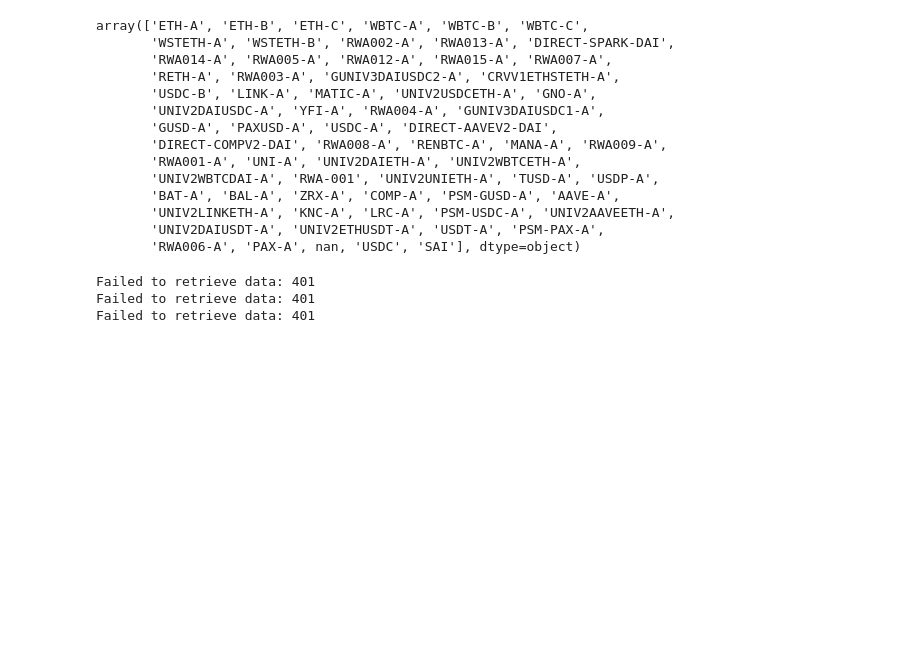
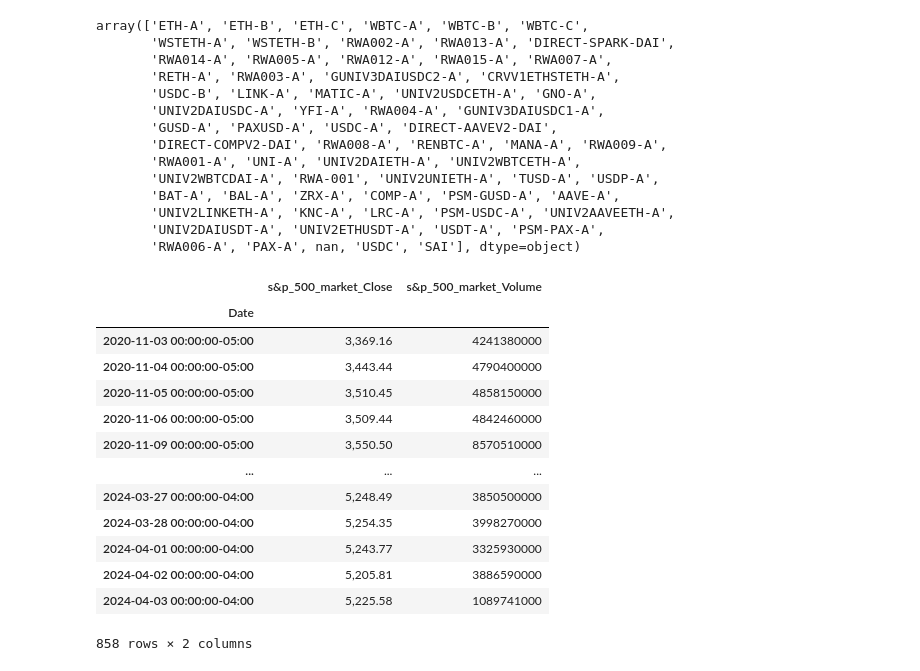
Before and after one commit to BrandynHamilton/mkrdao_port_mgmt, a Jupyter notebook: notebooks/exploratory.ipynb, the cells around one changed output. Cells and saved outputs as stored; diff of their text form; code cells hidden in the pictures; blank space fills up the shorter version.

```diff
--- a/notebooks/exploratory.ipynb
+++ b/notebooks/exploratory.ipynb
@@ -1574,8 +1688,25 @@ wbtc_historical_api = "https://api.coingecko.com/api/v3/coins/wrapped-bitcoin/ma
 # %%
-eth_history, eth_historical_mk, eth_vol = fetch_historical_data(eth_historical_api, api_key_cg)
-wsteth_history, wsteth_historical_mk, wsteth_vol = fetch_historical_data(wsteth_historical_api, api_key_cg)
-wbtc_history, wbtc_historical_mk, wbtc_vol = fetch_historical_data(wbtc_historical_api, api_key_cg)
+sp = yf.Ticker("^GSPC")
-# %% [output]
-Failed to retrieve data: 401
-Failed to retrieve data: 401
-Failed to retrieve data: 401
+# %%
+sp_from_nov = sp.history(period="41mo")
+# %%
+sp_from_nov = sp_from_nov.drop(columns=['Dividends','Stock Splits','Open','Low','High'])
+# %%
+sp_from_nov.columns = [f's&p_500_market_{col}' if col != 'Date' else col for col in sp_from_nov.columns]
+# %%
+sp_from_nov
+# %% [output]
+|  | s&p_500_market_Close | s&p_500_market_Volume |
+| Date |  |  |
+| 2020-11-03 00:00:00-05:00 | 3,369.16 | 4241380000 |
+| 2020-11-04 00:00:00-05:00 | 3,443.44 | 4790400000 |
+| 2020-11-05 00:00:00-05:00 | 3,510.45 | 4858150000 |
+| 2020-11-06 00:00:00-05:00 | 3,509.44 | 4842460000 |
+| 2020-11-09 00:00:00-05:00 | 3,550.50 | 8570510000 |
+| ... | ... | ... |
+| 2024-03-27 00:00:00-04:00 | 5,248.49 | 3850500000 |
+| 2024-03-28 00:00:00-04:00 | 5,254.35 | 3998270000 |
+| 2024-04-01 00:00:00-04:00 | 5,243.77 | 3325930000 |
+| 2024-04-02 00:00:00-04:00 | 5,205.81 | 3886590000 |
+| 2024-04-03 00:00:00-04:00 | 5,225.58 | 1089741000 |
+858 rows × 2 columns
```
Also changed, not shown: parts of 108 cells of this notebook, 7 other files.
